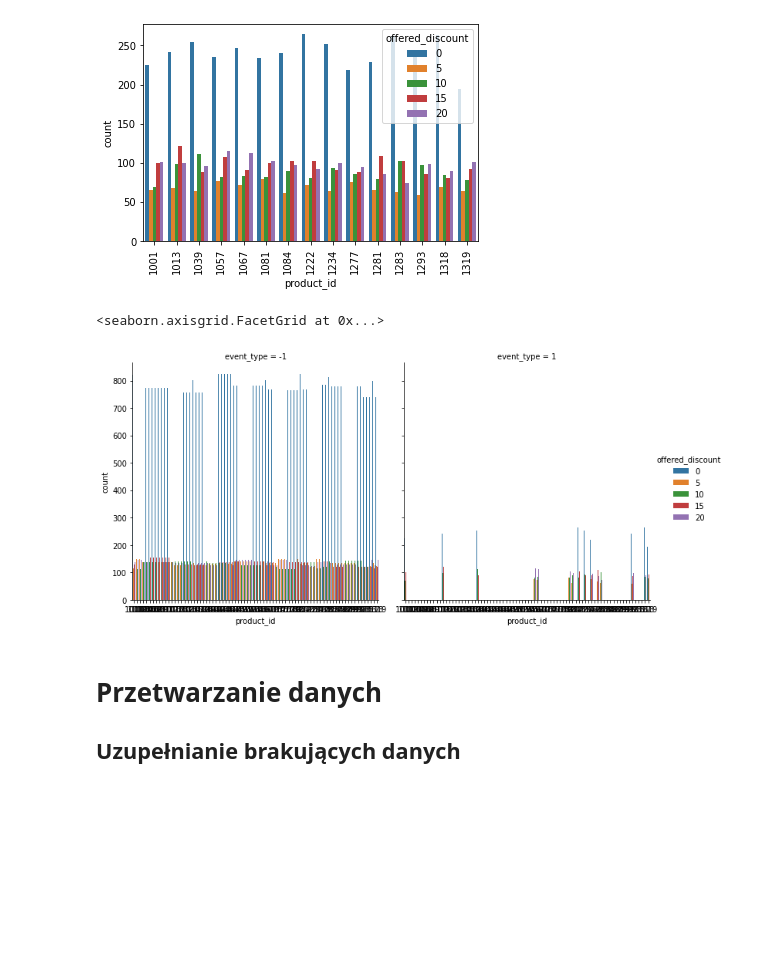
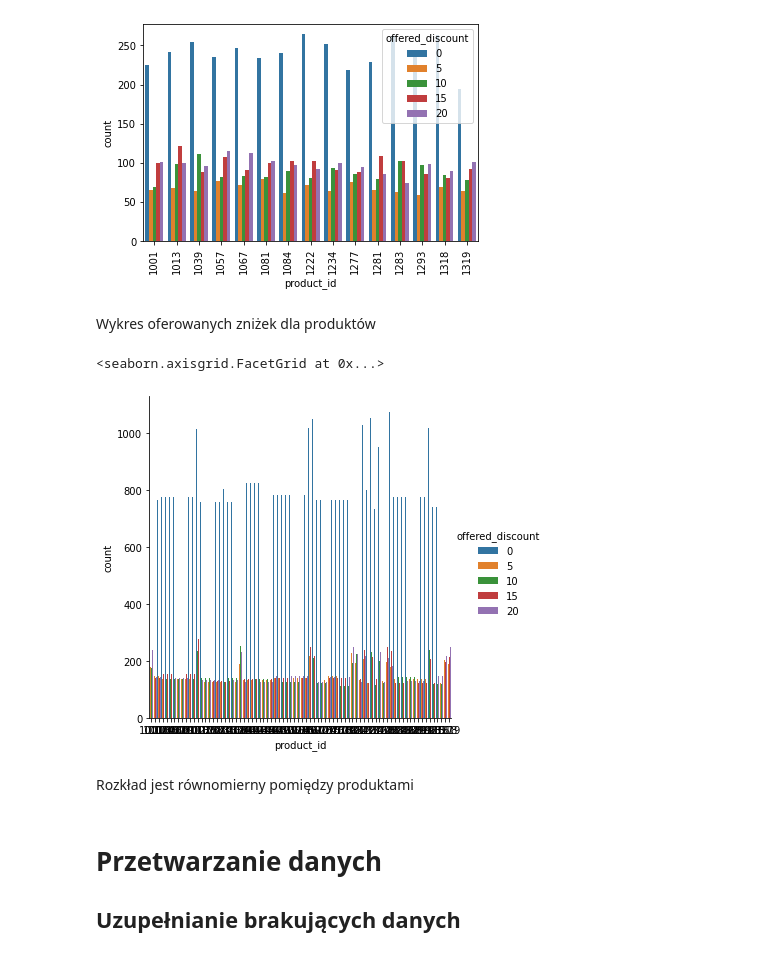
Before and after one commit to tiskus333/AI_discount_predicition, a Jupyter notebook: data_analysis_3.ipynb, the cells around one changed output. Drawn from its saved outputs; the diff is of its cells as text; code cells hidden in the pictures; blank space fills up the shorter version.

```diff
--- a/data_analysis_3.ipynb
+++ b/data_analysis_3.ipynb
@@ -146,11 +149,15 @@ g_prod_disc
 # %% [output]
 <AxesSubplot:xlabel='product_id', ylabel='count'>
 [figure]
+# %% [markdown]
+Wykres oferowanych zniżek dla produktów
 # %%
-sns.catplot(data=data,x='product_id',hue='offered_discount',col='event_type',kind='count')
+sns.catplot(data=data,x='product_id',hue='offered_discount',kind='count')
 # %% [output]
 <seaborn.axisgrid.FacetGrid at 0x...>
-[figure, old version]
+[figure, new version]
+# %% [markdown]
+Rozkład jest równomierny pomiędzy produktami
 # %% [markdown]
 # Przetwarzanie danych
 
```
Also changed, not shown: parts of 21 cells of this notebook, 2 other files.
